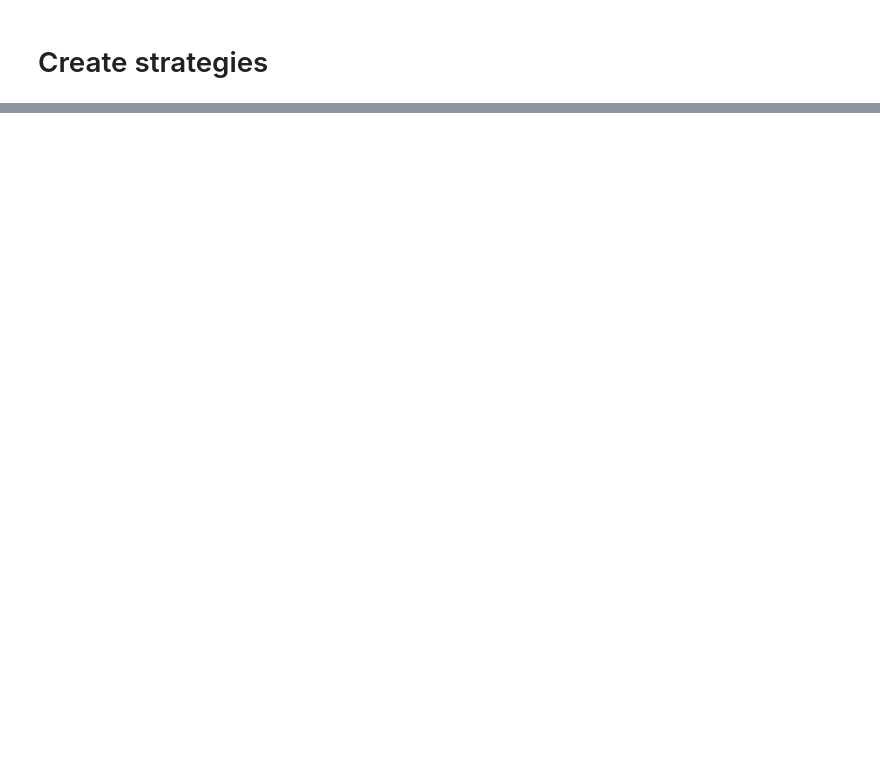
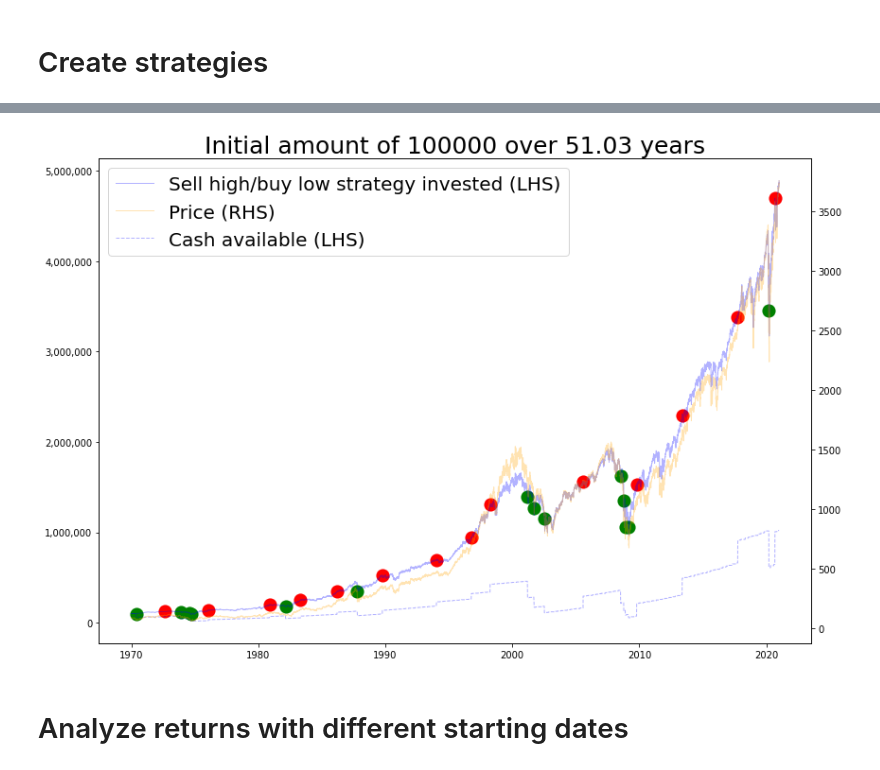
Before and after one commit to eelisgit/backtest, a Jupyter notebook: backtest_sp500.ipynb, the cells around one changed output, grey strips where cells are left out. Drawn from its saved outputs; the diff is of its cells as text; code cells hidden in the pictures; blank space fills up the shorter version.

```diff
--- a/backtest_sp500.ipynb
+++ b/backtest_sp500.ipynb
@@ -127,0 +95,6 @@ return_series
+# %%
+plot_individual_strategy_details(strats, starting_amount)
+# %% [output]
+[figure, added]
+# %% [markdown]
+# Analyze returns with different starting dates
```
Also changed, not shown: parts of 13 cells of this notebook, 4 other files.
